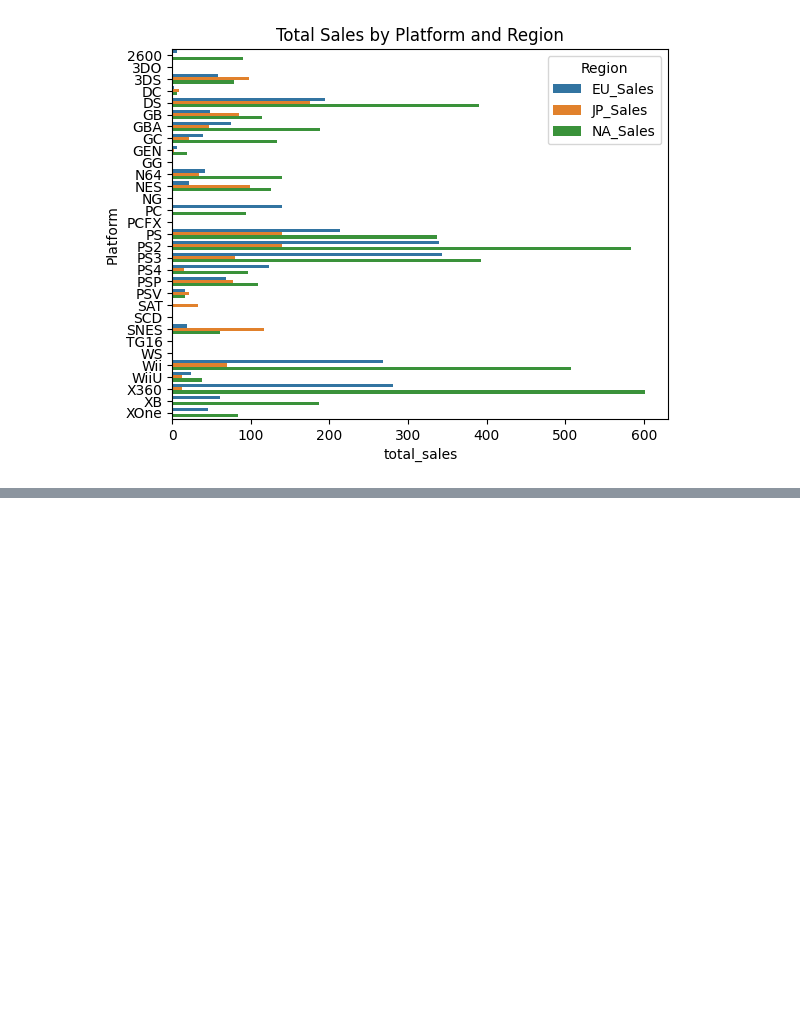
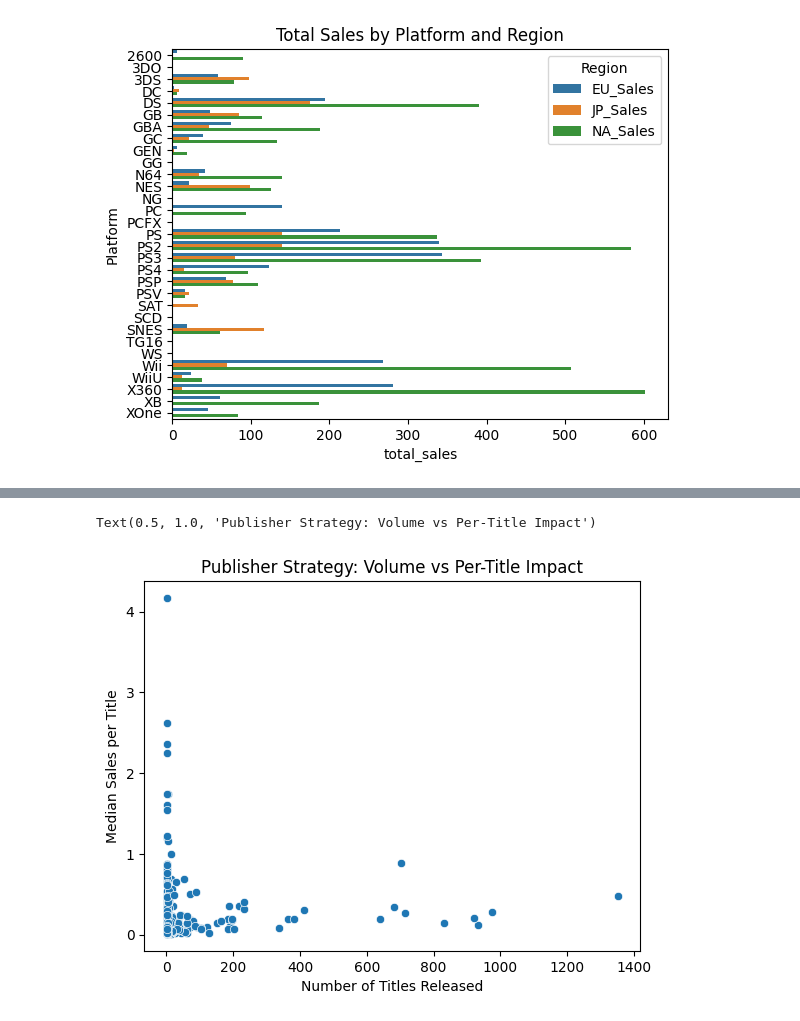
Before and after one commit to Pranav-789/data_science, a Jupyter notebook: data_projects/01_video_games_project.ipynb, the cells around one changed output, grey strips where cells are left out. Saved outputs shown, nothing was run; the diff lists cells and outputs as text; code cells hidden in the pictures; blank space fills up the shorter version.

```diff
--- a/data_projects/01_video_games_project.ipynb
+++ b/data_projects/01_video_games_project.ipynb
@@ -329,0 +368,12 @@ Text(0.5, 1.0, 'Total Sales by Platform and Region')
+# %%
+sns.scatterplot(
+    data=publisher_stats,
+    x="num_titles",
+    y="median_sales_per_title"
+)
+plt.xlabel("Number of Titles Released")
+plt.ylabel("Median Sales per Title")
+plt.title("Publisher Strategy: Volume vs Per-Title Impact")
+# %% [output]
+Text(0.5, 1.0, 'Publisher Strategy: Volume vs Per-Title Impact')
+[figure, added]
```
Also changed, not shown: parts of 9 cells of this notebook, 1 other file.
